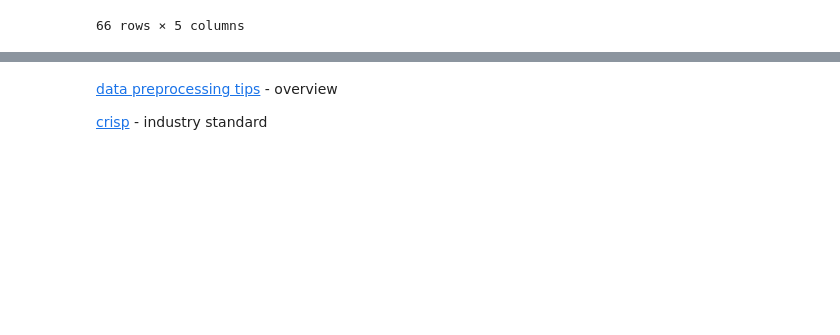
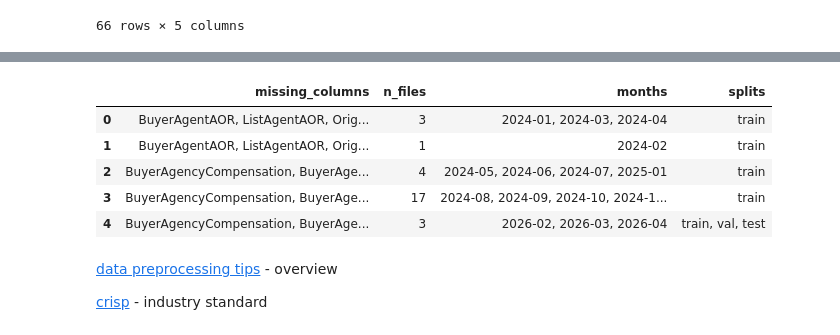
Before and after one commit to eemilycchen/IDX-Exchange-Data-Science, a Jupyter notebook: 02_preprocessing.ipynb, the cells around one changed output, grey strips where cells are left out. Cells and saved outputs as stored; diff of their text form; code cells hidden in the pictures; blank space fills up the shorter version.

```diff
--- a/02_preprocessing.ipynb
+++ b/02_preprocessing.ipynb
@@ -505,3 +736,19 @@ train_missing = {c: v["percent_missing"] for c, v in params["column_profile"].it
+# %%
+# Schema drift: monthly files that are missing columns other files have (they become NaN after concat).
+# Grouped so each distinct set of missing columns is one row.
+schema = pd.DataFrame(schema_log)
+schema.to_csv(os.path.join(OUT_DIR, "schema_log.csv"), index=False)
+(schema[schema["missing_columns"] != ""]
+       .groupby("missing_columns", sort=False)
+       .agg(n_files=("month", "size"), months=("month", ", ".join), splits=("split", lambda s: ", ".join(s.unique())))
+       .reset_index())
+# %% [output]
+|  | missing_columns | n_files | months | splits |
+| 0 | BuyerAgentAOR, ListAgentAOR, Orig... | 3 | 2024-01, 2024-03, 2024-04 | train |
+| 1 | BuyerAgentAOR, ListAgentAOR, Orig... | 1 | 2024-02 | train |
+| 2 | BuyerAgencyCompensation, BuyerAge... | 4 | 2024-05, 2024-06, 2024-07, 2025-01 | train |
+| 3 | BuyerAgencyCompensation, BuyerAge... | 17 | 2024-08, 2024-09, 2024-10, 2024-1... | train |
+| 4 | BuyerAgencyCompensation, BuyerAge... | 3 | 2026-02, 2026-03, 2026-04 | train, val, test |
 # %% [markdown]
 [data preprocessing tips](https://www.youtube.com/watch?v=P8ERBy91Y90) - overview
 
```
Also changed, not shown: parts of 13 cells of this notebook.
